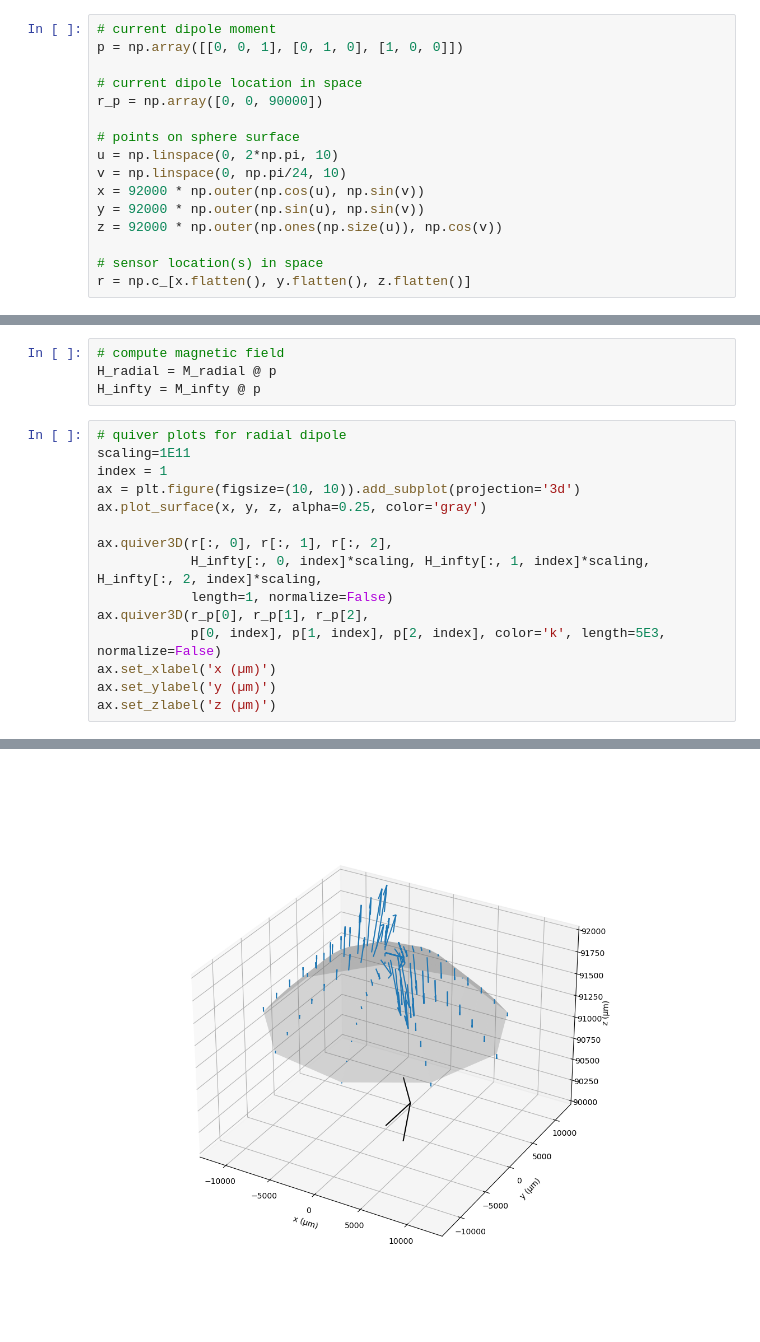
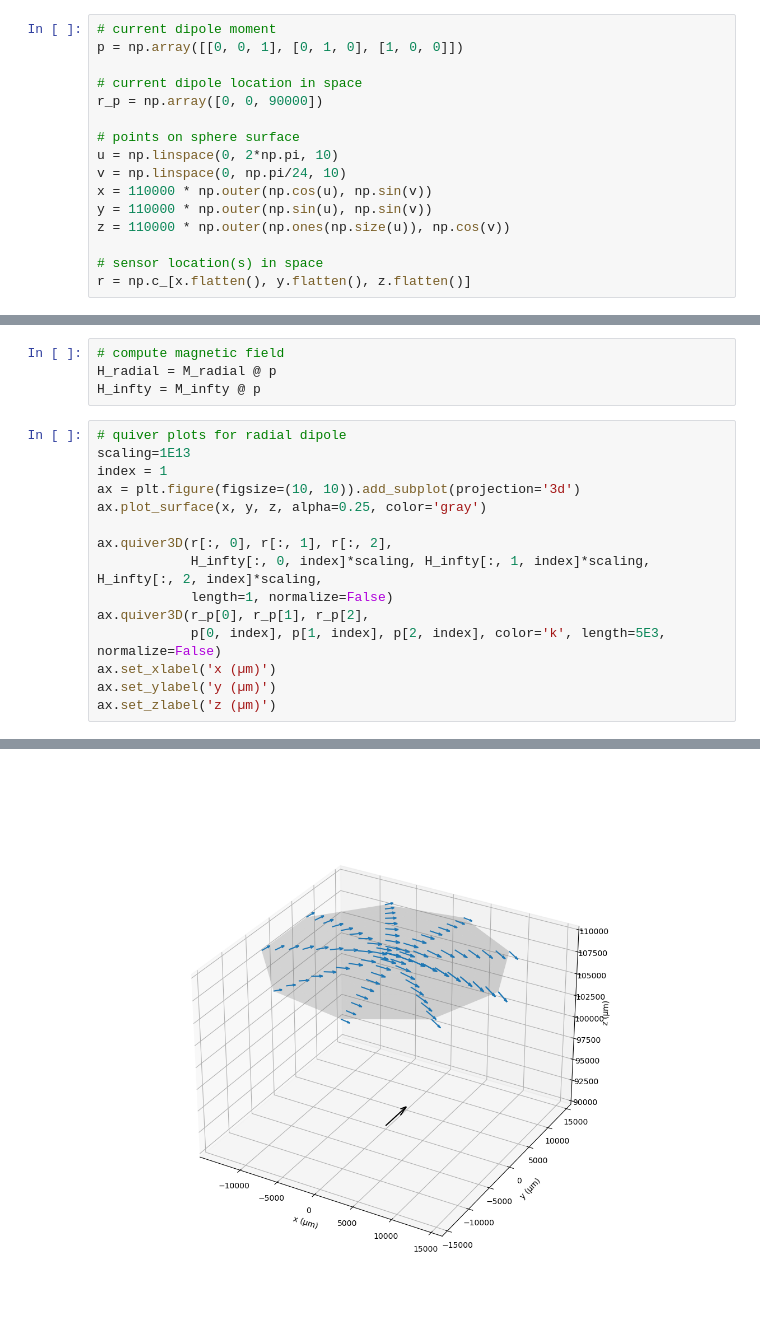
Before and after one commit to LFPy/LFPykit, a Jupyter notebook: examples/Example_SphericallySymmetricVolCondMEG_vs_InfiniteHomogeneousVolCondMEG.ipynb, the cells around one changed output, grey strips where cells are left out. Saved outputs shown, nothing was run; the diff lists cells and outputs as text.

```diff
--- a/examples/Example_SphericallySymmetricVolCondMEG_vs_InfiniteHomogeneousVolCondMEG.ipynb
+++ b/examples/Example_SphericallySymmetricVolCondMEG_vs_InfiniteHomogeneousVolCondMEG.ipynb
@@ -20,9 +20,9 @@ r_p = np.array([0, 0, 90000])
 # points on sphere surface
 u = np.linspace(0, 2*np.pi, 10)
 v = np.linspace(0, np.pi/24, 10)
-x = 92000 * np.outer(np.cos(u), np.sin(v))
-y = 92000 * np.outer(np.sin(u), np.sin(v))
-z = 92000 * np.outer(np.ones(np.size(u)), np.cos(v))
+x = 110000 * np.outer(np.cos(u), np.sin(v))
+y = 110000 * np.outer(np.sin(u), np.sin(v))
+z = 110000 * np.outer(np.ones(np.size(u)), np.cos(v))
 
 # sensor location(s) in space
 r = np.c_[x.flatten(), y.flatten(), z.flatten()]
@@ -40,21 +40,21 @@ H_radial = M_radial @ p
 H_infty = M_infty @ p
 # %%
 # quiver plots for radial dipole
-scaling=1E11
+scaling=1E13
 index = 1
 ax = plt.figure(figsize=(10, 10)).add_subplot(projection='3d')
 ax.plot_surface(x, y, z, alpha=0.25, color='gray')
 
 ax.quiver3D(r[:, 0], r[:, 1], r[:, 2],
             H_infty[:, 0, index]*scaling, H_infty[:, 1, index]*scaling, H_infty[:, 2, index]*scaling,
             length=1, normalize=False)
 ax.quiver3D(r_p[0], r_p[1], r_p[2],
             p[0, index], p[1, index], p[2, index], color='k', length=5E3, normalize=False)
 ax.set_xlabel('x (µm)')
 ax.set_ylabel('y (µm)')
 ax.set_zlabel('z (µm)')
 # %% [output]
 Text(0.5, 0, 'z (µm)')
-[figure, old version]
+[figure, new version]
 # %%
 # quiver plots for radial dipole
```
Also changed, not shown: parts of 1 cell of this notebook.
